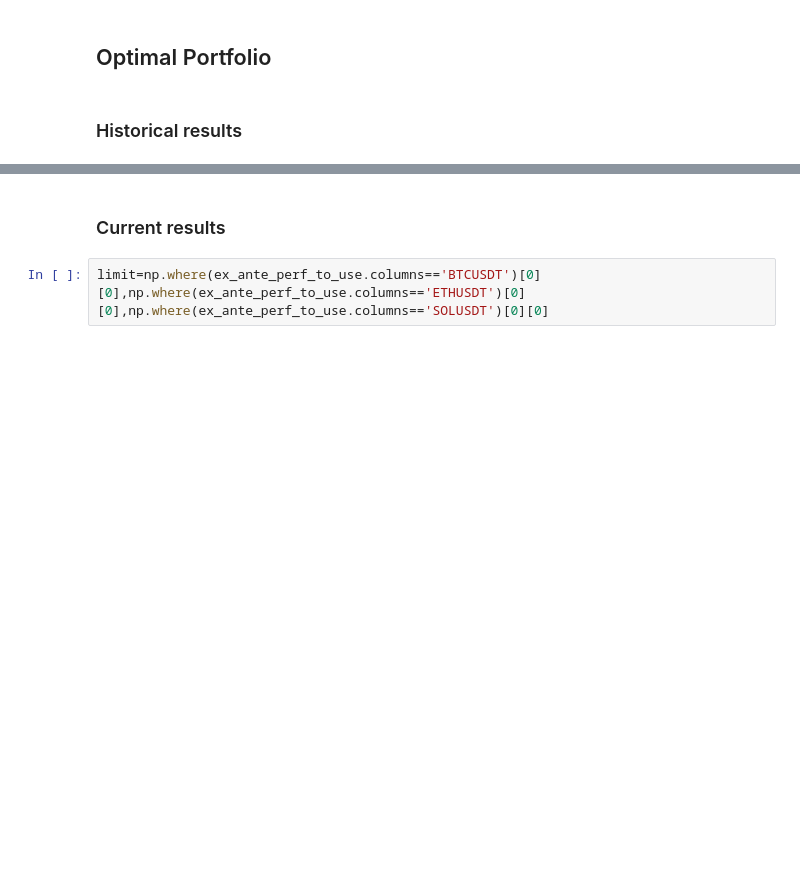
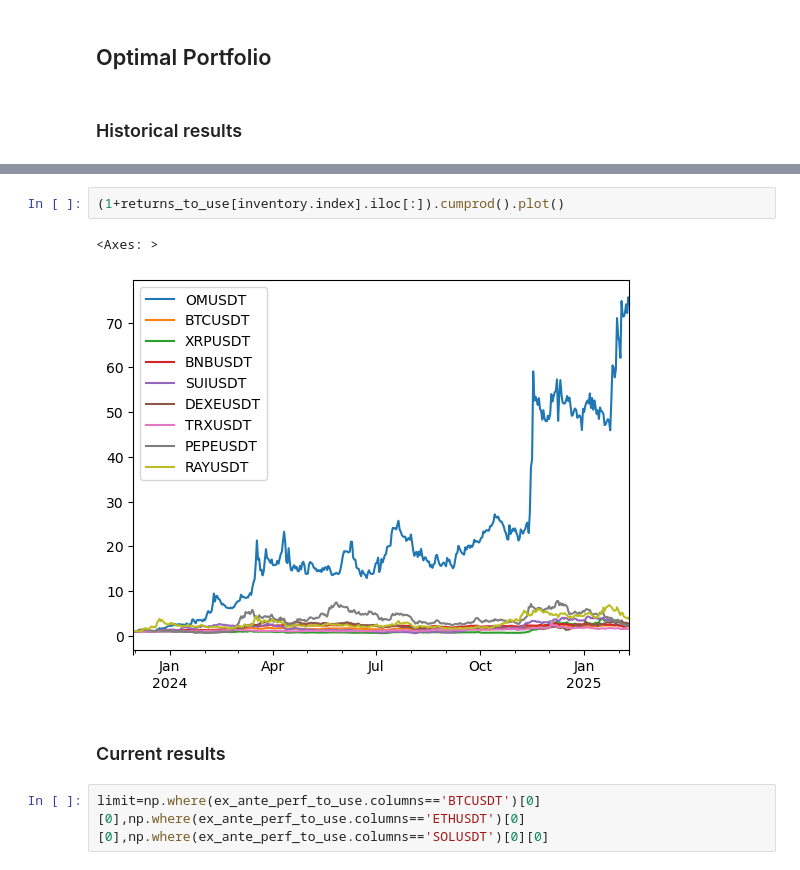
Before and after one commit to niroojane/Risk-Management, a Jupyter notebook: Prod.ipynb, the cells around one changed output, grey strips where cells are left out. Drawn from its saved outputs; the diff is of its cells as text; blank space fills up the shorter version.

```diff
--- a/Prod.ipynb
+++ b/Prod.ipynb
@@ -390,3 +429,8 @@ inventory
+# %%
+(1+returns_to_use[inventory.index].iloc[:]).cumprod().plot()
+# %% [output]
+<Axes: >
+[figure, added]
 # %% [markdown]
 ### Current results
 # %%
```
Also changed, not shown: parts of 74 cells of this notebook, 3 other files.
